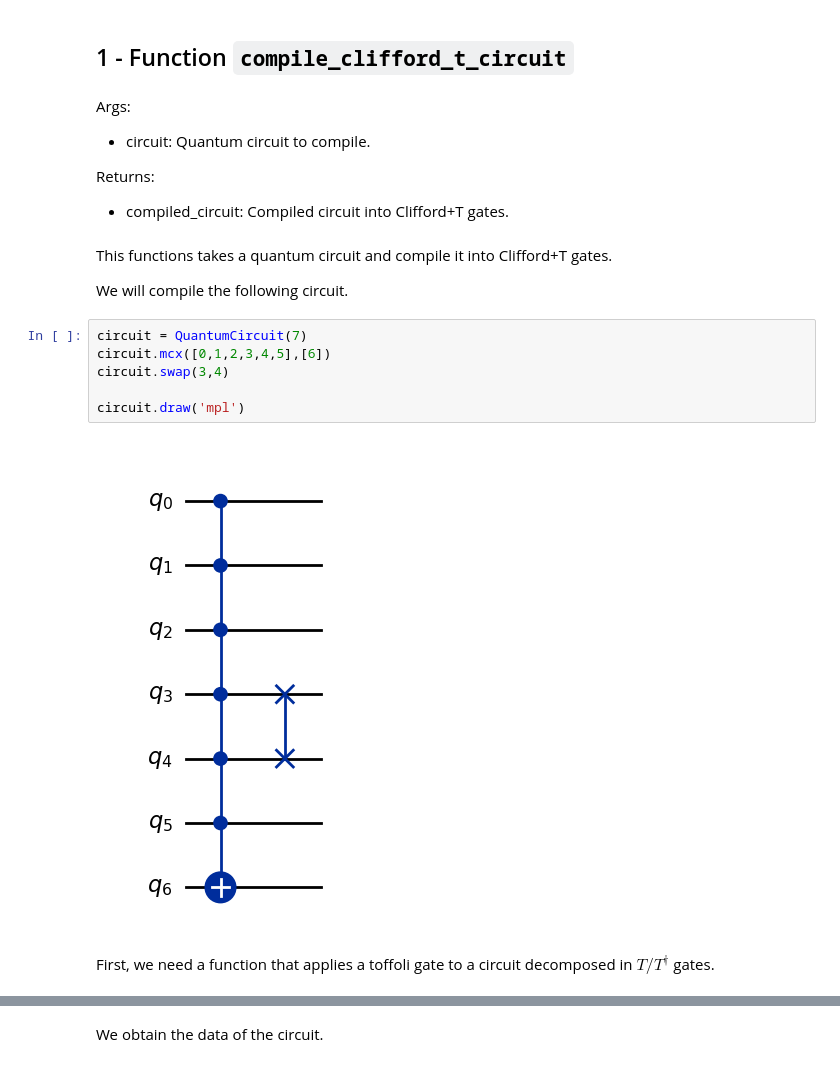
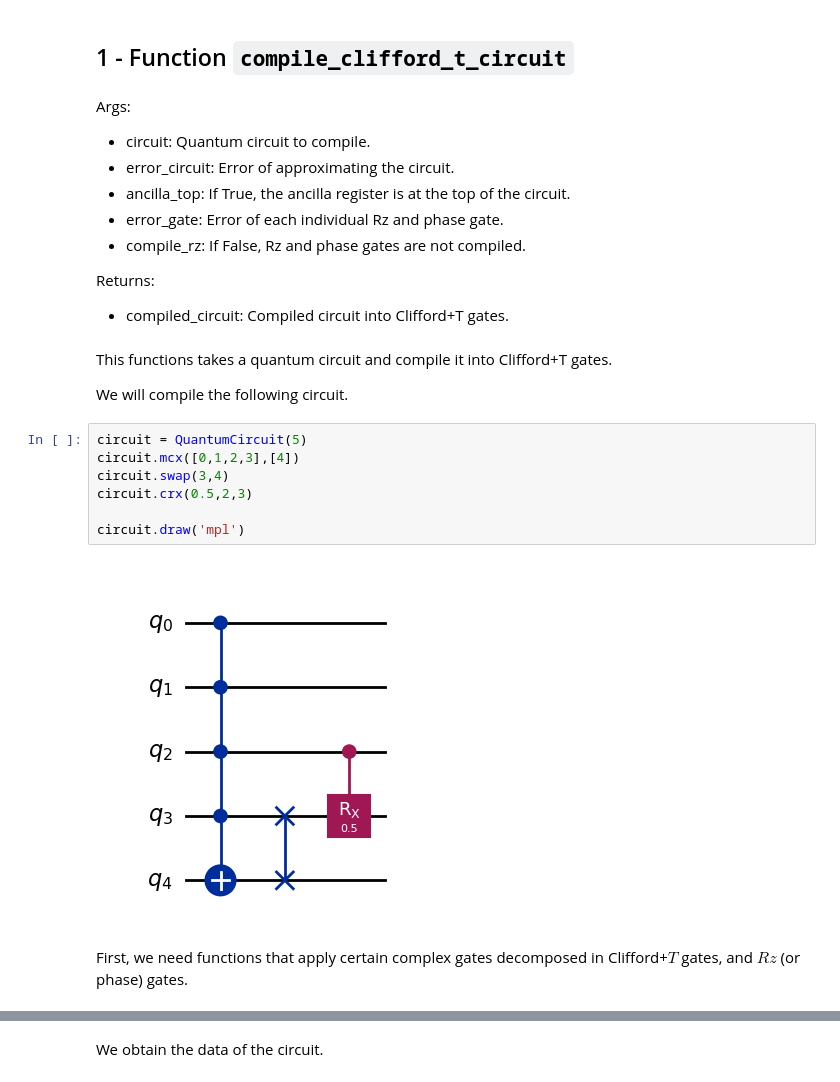
Before and after one commit to OrtegaSA/cqc-qhe-repo, a Jupyter notebook: Functions guide.ipynb, the cells around one changed output, grey strips where cells are left out. Cells and saved outputs as stored; diff of their text form.

```diff
--- a/Functions guide.ipynb
+++ b/Functions guide.ipynb
@@ -40,6 +79,10 @@ qiskit_aer.__version__
 # %% [markdown]
 Args:
 - circuit: Quantum circuit to compile.
+- error_circuit: Error of approximating the circuit.
+- ancilla_top: If True, the ancilla register is at the top of the circuit.
+- error_gate: Error of each individual Rz and phase gate.
+- compile_rz: If False, Rz and phase gates are not compiled.
 
 Returns:
 - compiled_circuit: Compiled circuit into Clifford+T gates.
@@ -48,13 +91,14 @@ This functions takes a quantum circuit and compile it into Clifford+T gates.
 
 We will compile the following circuit.
 # %%
-circuit = QuantumCircuit(7)
-circuit.mcx([0,1,2,3,4,5],[6])
+circuit = QuantumCircuit(5)
+circuit.mcx([0,1,2,3],[4])
 circuit.swap(3,4)
+circuit.crx(0.5,2,3)
 
 circuit.draw('mpl')
 # %% [output]
-[figure, old version]
+[figure, new version]
 # %% [markdown]
-First, we need a function that applies a toffoli gate to a circuit decomposed in $T/T^\dagger$ gates.
+First, we need functions that apply certain complex gates decomposed in Clifford+$T$ gates, and $Rz$ (or phase) gates.
 # %%
```
Also changed, not shown: parts of 50 cells of this notebook, 13 other files.
